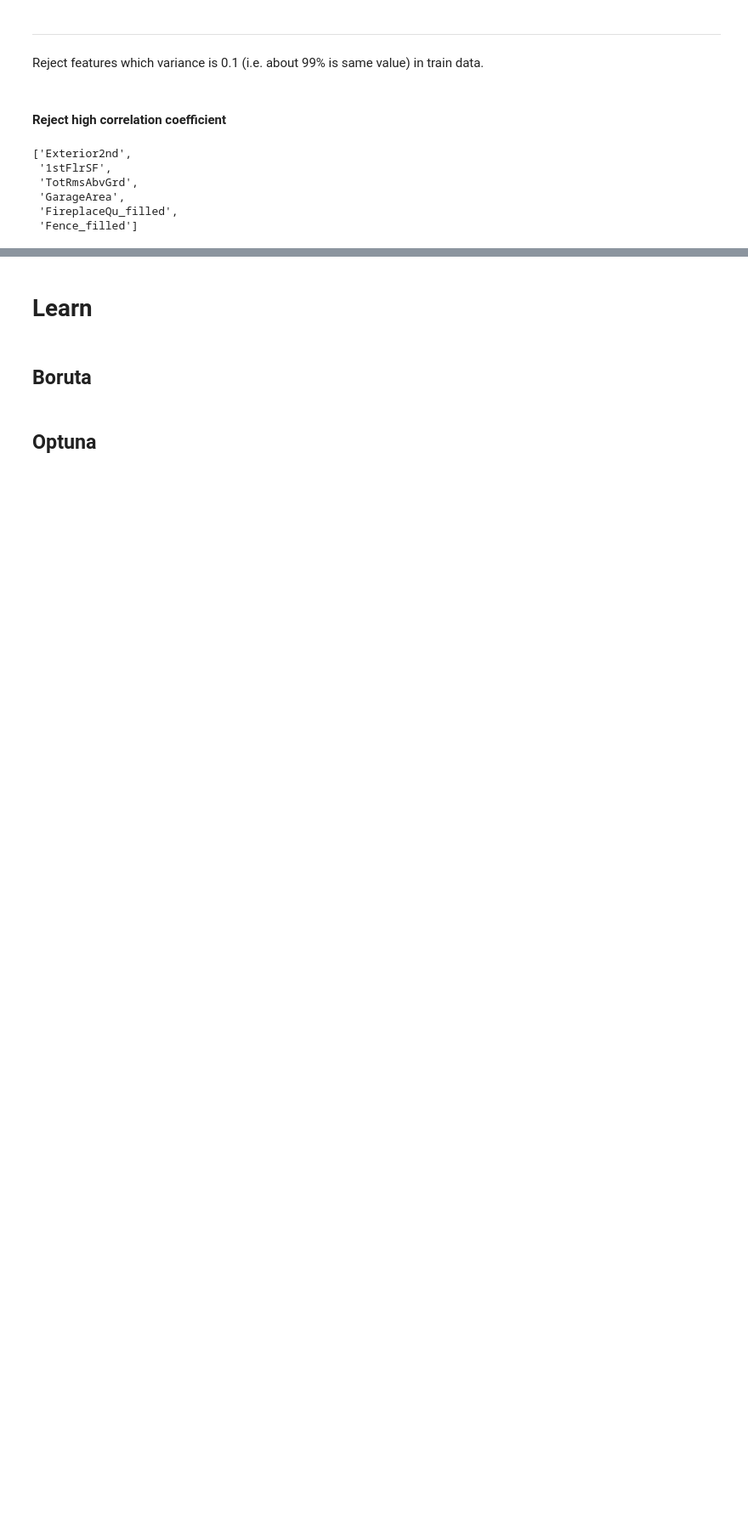
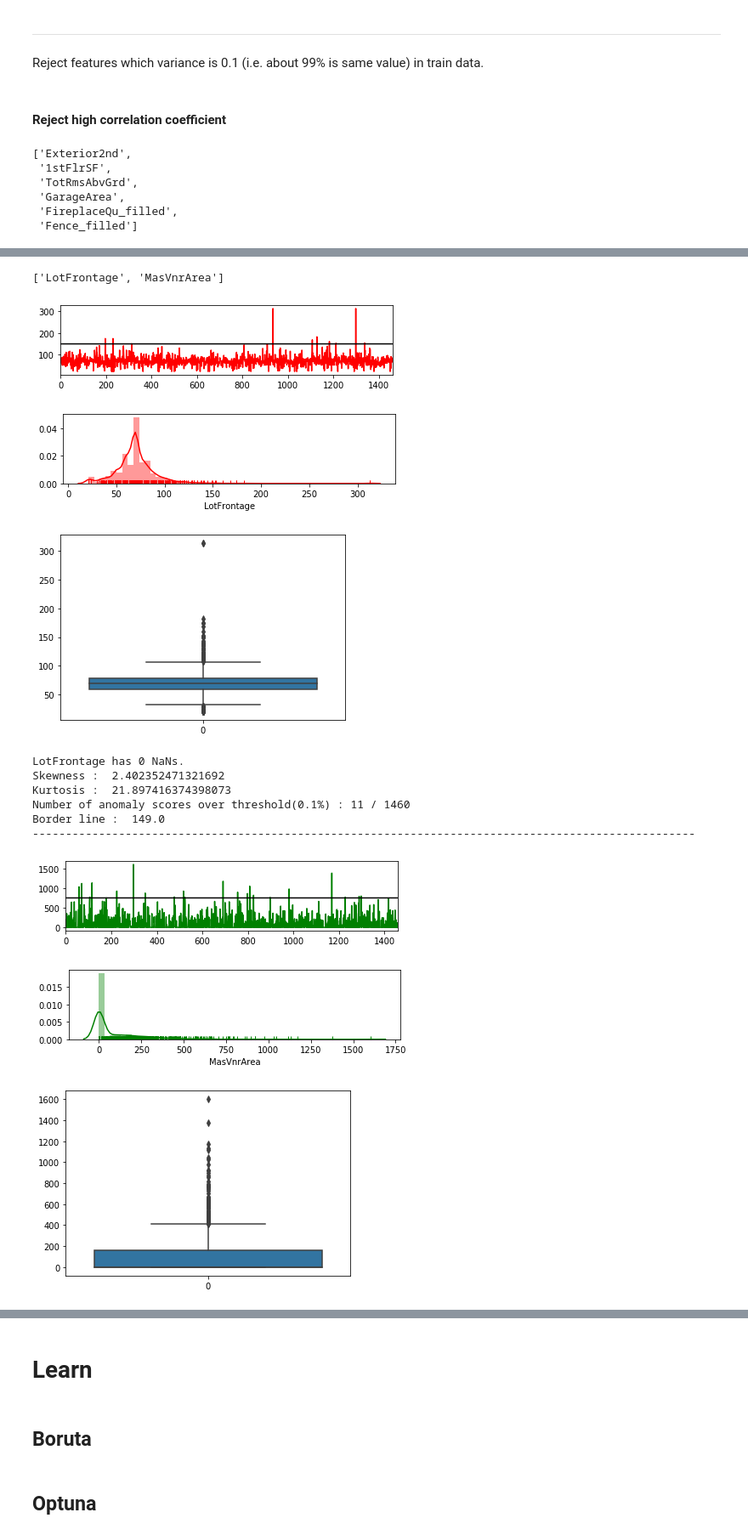
Before and after one commit to ryotayashima/Kaggle, a Jupyter notebook: GettingStart/HousePrices/new/xgboost.ipynb, the cells around one changed output, grey strips where cells are left out. Shown at 85% size. Drawn from its saved outputs; the diff is of its cells as text; code cells hidden in the pictures; blank space fills up the shorter version.

```diff
--- a/GettingStart/HousePrices/new/xgboost.ipynb
+++ b/GettingStart/HousePrices/new/xgboost.ipynb
@@ -477,0 +543,19 @@ mi.sort_values(ascending=False).plot(kind='bar', figsize=(20,10))
+# %%
+print(numerics_float_kurtosised)
+# %% [output]
+['LotFrontage', 'MasVnrArea']
+# %%
+desc(numerics_float_kurtosised, df_train)
+# %% [output]
+[figure, added]
+[figure, added]
+[figure, added]
+LotFrontage has 0 NaNs.
+Skewness :  2.402352471321692
+Kurtosis :  21.897416374398073
+Number of anomaly scores over threshold(0.1%) : 11 / 1460
+Border line :  149.0
+----------------------------------------------------------------------------------------------------
+[figure, added]
+[figure, added]
+[figure, added]
```
Also changed, not shown: parts of 34 cells of this notebook, 1 other file.
